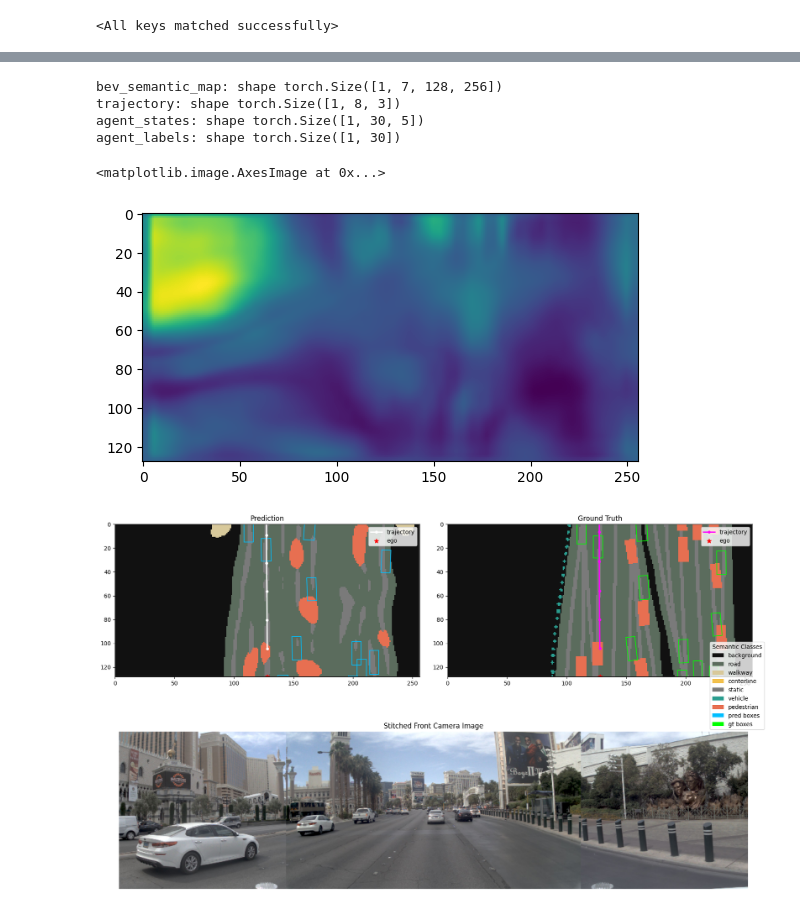
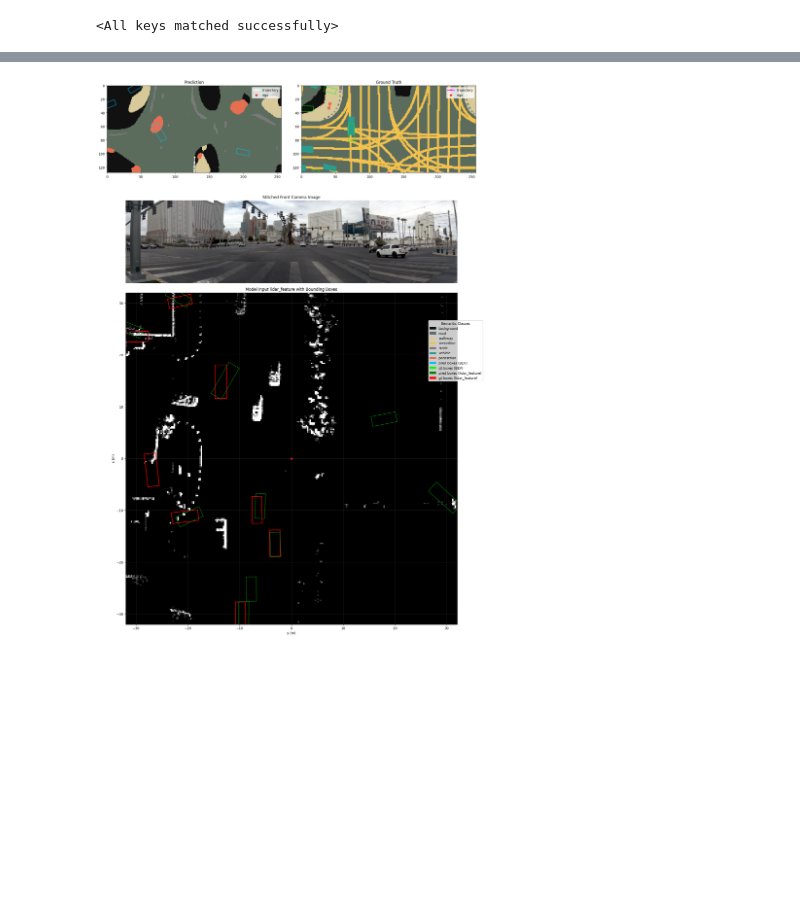
Before and after one commit to AutoCR/e2e_av_from_scratch, a Jupyter notebook: phase-2 model/model_test.ipynb, the cells around one changed output, grey strips where cells are left out. Drawn from its saved outputs; the diff is of its cells as text; code cells hidden in the pictures; blank space fills up the shorter version.

Commit message:
fix: add lidar feature visualization.

```diff
--- a/phase-2 model/model_test.ipynb
+++ b/phase-2 model/model_test.ipynb
@@ -59,12 +59,17 @@ model.load_state_dict(state_dict, strict=True)
 <All keys matched successfully>
 # %%
 from dataset import Dataset
+from dataset import DatasetV2
 from torch.utils.data.dataloader import DataLoader
 
-dataset = Dataset(scene_loader=scene_loader, max_len=8)
-data_loader = DataLoader(dataset=dataset, batch_size=1, shuffle=True)
+dataset = DatasetV2(scene_loader=scene_loader, max_len=8)
+sample_idx = 0
+sample_token = dataset.tokens[sample_idx]
+data_loader = DataLoader(dataset=dataset, batch_size=1, shuffle=False)
 
-for features, targets in data_loader:
+for batch_idx, (features, targets) in enumerate(data_loader):
+    if batch_idx != sample_idx:
+        continue
     print(features.keys())
     print(features['camera_feature'].shape, features['lidar_feature'].shape, features['status_feature'])
     print(targets.keys())
@@ -98,16 +82,3 @@ output
-# %%
-for k, v in output.items():
-    print(f'{k}: shape {v.shape}')
-# %% [output]
-bev_semantic_map: shape torch.Size([1, 7, 128, 256])
-trajectory: shape torch.Size([1, 8, 3])
-agent_states: shape torch.Size([1, 30, 5])
-agent_labels: shape torch.Size([1, 30])
-# %%
-plt.imshow(output['bev_semantic_map'][0][6].detach().numpy())
-# %% [output]
-<matplotlib.image.AxesImage at 0x...>
-[figure, removed]
 # %%
 import numpy as np
 import matplotlib.pyplot as plt
@@ -124,6 +95,7 @@ gt_traj = targets['trajectory'][0].detach().cpu().numpy()
 gt_boxes = targets['agent_states'][0].detach().cpu().numpy()
 gt_scores = targets['agent_labels'][0].detach().cpu().numpy()
 camera_image = features['camera_feature'][0].detach().cpu().permute(1, 2, 0).numpy()
+lidar_feature = features['lidar_feature'][0, 0].detach().cpu().numpy()
 
 PIXELS_PER_METER = 4.0
 Y_MIN = -32.0
@@ -151,6 +123,21 @@ def plot_box(ax, box, color, linewidth=1.5):
     )
     ax.add_patch(rect)
 
+def box_corners_xy(box):
+    x, y, heading, length, width = box
+    local = np.array([
+        [ length / 2,  width / 2],
+        [ length / 2, -width / 2],
+        [-length / 2, -width / 2],
+        [-length / 2,  width / 2],
+        [ length / 2,  width / 2],
+    ])
+    rot = np.array([
+        [np.cos(heading), -np.sin(heading)],
+        [np.sin(heading),  np.cos(heading)],
+    ])
+    return local @ rot.T + np.array([x, y])
+
 def plot_traj(ax, traj, color, label, linestyle='-', marker='o'):
     traj_px = np.array([ego_to_pixel(x, y) for x, y, _ in traj])
     ax.plot(traj_px[:, 0], traj_px[:, 1], color=color, linewidth=2.2, linestyle=linestyle, marker=marker, markersize=4, label=label)
@@ -162,35 +149,55 @@ def draw_panel(ax, bev_map, boxes, scores, traj, title, box_color, traj_color):
         plot_box(ax, box, color=box_color, linewidth=1.2)
     plot_traj(ax, traj, color=traj_color, label='trajectory')
     ego_px = ego_to_pixel(0.0, 0.0)
     ax.scatter(*ego_px, color='red', s=60, marker='*', label='ego')
     ax.set_title(title)
     ax.set_xlim(0, BEV_WIDTH)
     ax.set_ylim(BEV_HEIGHT, 0)
     ax.set_aspect('equal')
     ax.legend(loc='upper right')
 
 class_names = ['background', 'road', 'walkway', 'centerline', 'static', 'vehicle', 'pedestrian']
 class_colors = ['#111111', '#5b6c5d', '#d8c99b', '#f2c14e', '#7a7a7a', '#2a9d8f', '#e76f51']
 class_handles = [Patch(facecolor=color, edgecolor='none', label=name) for name, color in zip(class_names, class_colors)]
 overlay_handles = [
-    Patch(facecolor='deepskyblue', edgecolor='none', label='pred boxes'),
-    Patch(facecolor='lime', edgecolor='none', label='gt boxes'),
+    Patch(facecolor='deepskyblue', edgecolor='none', label='pred boxes (BEV)'),
+    Patch(facecolor='lime', edgecolor='none', label='gt boxes (BEV)'),
+    Patch(facecolor='green', edgecolor='none', label='pred boxes (lidar_feature)'),
+    Patch(facecolor='red', edgecolor='none', label='gt boxes (lidar_feature)'),
 ]
 
-fig = plt.figure(figsize=(16, 10), constrained_layout=True)
-gs = fig.add_gridspec(2, 2, height_ratios=[3, 2])
+fig = plt.figure(figsize=(16, 24), constrained_layout=True)
+gs = fig.add_gridspec(3, 2, height_ratios=[3, 2, 8])
 ax_pred = fig.add_subplot(gs[0, 0])
 ax_gt = fig.add_subplot(gs[0, 1])
 ax_cam = fig.add_subplot(gs[1, :])
+ax_lidar = fig.add_subplot(gs[2, :])
 
 draw_panel(ax_pred, pred_bev, pred_boxes, pred_scores, pred_traj, 'Prediction', 'deepskyblue', 'white')
 draw_panel(ax_gt, gt_bev, gt_boxes, gt_scores, gt_traj, 'Ground Truth', 'lime', 'magenta')
 
 ax_cam.imshow(camera_image)
 ax_cam.set_title('Stitched Front Camera Image')
 ax_cam.axis('off')
 
+ax_lidar.imshow(lidar_feature, cmap='gray', origin='upper', extent=[-32, 32, -32, 32])
+for box in gt_boxes[gt_scores > 0]:
+    corners = box_corners_xy(box)
+    ax_lidar.plot(corners[:, 1], corners[:, 0], color='red', linewidth=1.8)
+for box in pred_boxes[pred_scores > 0]:
+    corners = box_corners_xy(box)
+    ax_lidar.plot(corners[:, 1], corners[:, 0], color='green', linewidth=1.4)
+ax_lidar.scatter(0.0, 0.0, color='red', s=80, marker='*')
+ax_lidar.set_title('Model Input lidar_feature with Bounding Boxes')
+ax_lidar.set_xlabel('y (m)')
+ax_lidar.set_ylabel('x (m)')
+ax_lidar.set_xlim(-32, 32)
+ax_lidar.set_ylim(-32, 32)
+ax_lidar.set_box_aspect(lidar_feature.shape[0] / lidar_feature.shape[1])
+ax_lidar.grid(True, alpha=0.2)
+ax_lidar.set_facecolor('#111111')
+
 fig.legend(handles=class_handles + overlay_handles, loc='center right', bbox_to_anchor=(1.02, 0.5), frameon=True, title='Semantic Classes')
 plt.show()
 # %% [output]
-[figure, old version]
+[figure, new version]
```
Also changed, not shown: parts of 2 cells of this notebook, 1 other file.
